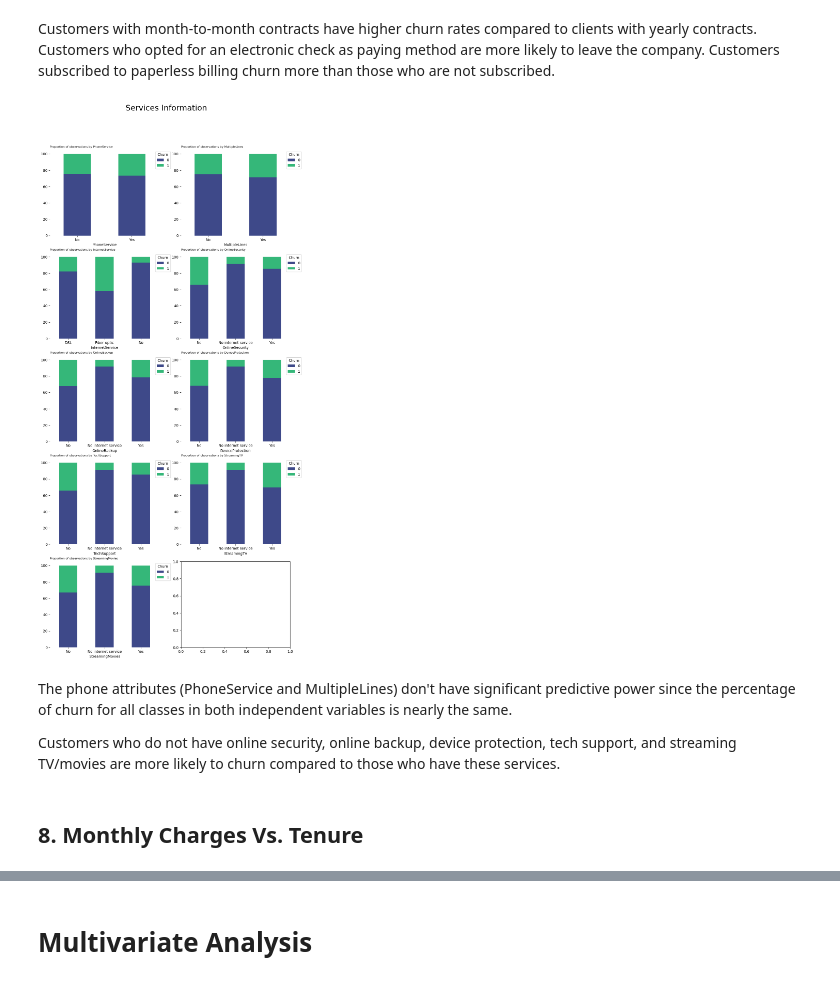
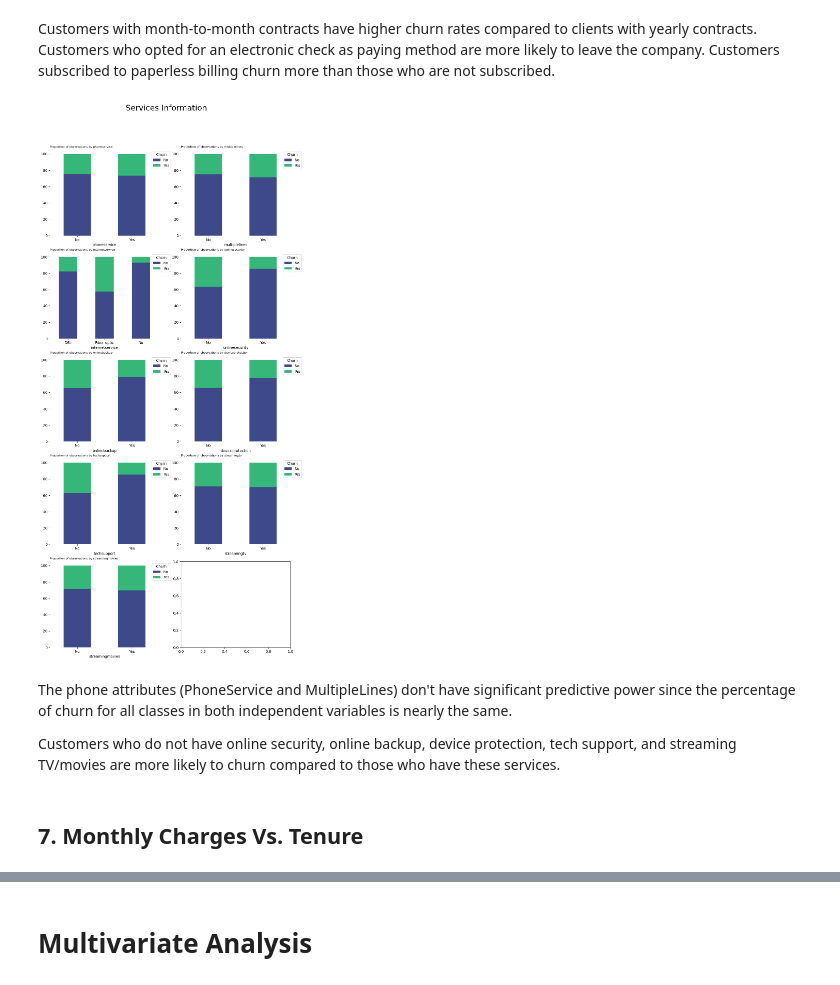
Before and after one commit to Caroline-Jerop/Customer-churn-Analysis, a Jupyter notebook: notebook/main.ipynb, the cells around one changed output, grey strips where cells are left out. Saved outputs shown, nothing was run; the diff lists cells and outputs as text; code cells hidden in the pictures.

```diff
--- a/notebook/main.ipynb
+++ b/notebook/main.ipynb
@@ -537,8 +585,0 @@ These columns have a varying number of missing values, with 'OnlineSecurity', 'O
-# %%
-# Calculating the percentage of missing values in each column
-missing_percent = train_df.isnull().sum() / len(train_df) * 100
-
-# Displaying the percentage of missing values
-print("Percentage of missing values:")
-for column, percent in missing_percent.items():
-    print(f"{column}: {percent:.2f}%")
@@ -640,8 +585,0 @@ test_df = test_df.dropna(subset=['TotalCharges'])
-# %%
-columns_to_check = ["MultipleLines", "OnlineSecurity", "OnlineBackup",
-                    "DeviceProtection", "TechSupport", "StreamingTV", "StreamingMovies"]
-
-for column in columns_to_check:
-    unique_values = train_df[column].unique()
-    print('Column: {} - Unique Values: {}'.format(column, unique_values))
-    print('==='*15)
@@ -692,14 +585,0 @@ dtype: int64
-# %%
-# Create a list of columns to handle missing values
-columns_to_impute = ["MultipleLines", "OnlineSecurity", "OnlineBackup", "DeviceProtection",
-                     "TechSupport", "StreamingTV", "StreamingMovies"]
-
-# Handle missing values in the specified columns
-for column in columns_to_impute:
-    train_df[column].fillna(train_df[column].mode()[0], inplace=True)
-
-# Check for missing values
-missing_values = train_df.isnull().sum()
-
-# Display missing values in each column
-missing_values
@@ -916,7 +673,7 @@ def percentage_stacked_plot(columns_to_plot, super_title):
     # loop through each column name to create a subplot
     for column, ax in zip(columns_to_plot, axes.flatten()):
         # calculate the percentage of observations of the response variable for each group of the independent variable
-        prop_by_independent = pd.crosstab(train_df[column], train_df['Churn']).apply(lambda x: x / x.sum() * 100, axis=1)
+        prop_by_independent = pd.crosstab(train_data[column], train_data['churn']).apply(lambda x: x / x.sum() * 100, axis=1)
 
         # plot the stacked bar chart using the 'viridis' colors
         prop_by_independent.plot(kind='bar', ax=ax, stacked=True, rot=0, color=["#3E4989", "#35B779"])
@@ -960,19 +717,19 @@ Customers subscribed to paperless billing churn more than those who are not subs
 # %%
 # Plot the percentage of the target for each category of the services columns with stacked bar plots.
 # Services column names
-services_columns = ['PhoneService', 'MultipleLines', 'InternetService', 'OnlineSecurity',
-                   'OnlineBackup', 'DeviceProtection', 'TechSupport', 'StreamingTV', 'StreamingMovies']
+services_columns = ['phoneservice', 'multiplelines', 'internetservice', 'onlinesecurity',
+                   'onlinebackup', 'deviceprotection', 'techsupport', 'streamingtv', 'streamingmovies']
 
 # Stacked plot of services columns
 percentage_stacked_plot(services_columns,'Services Information')
 # %% [output]
-[figure, old version]
+[figure, new version]
 # %% [markdown]
 The phone attributes (PhoneService and MultipleLines) don't have significant predictive power since the percentage of churn for all classes in both independent variables is nearly the same.
 
 Customers who do not have online security, online backup, device protection, tech support, and streaming TV/movies are more likely to churn compared to those who have these services.
 # %% [markdown]
-## 8. Monthly Charges Vs. Tenure
+## 7. Monthly Charges Vs. Tenure
 # %%
 plt.figure(figsize=(10, 8))
 sns.regplot(x = "tenure",
```
Also changed, not shown: parts of 166 cells of this notebook.
